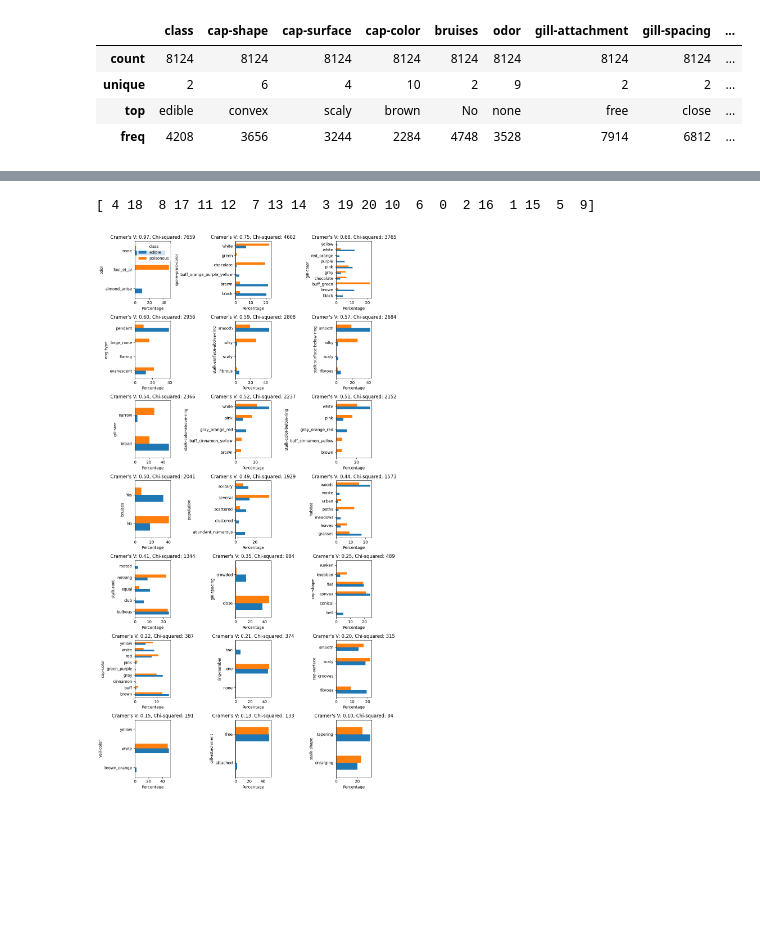
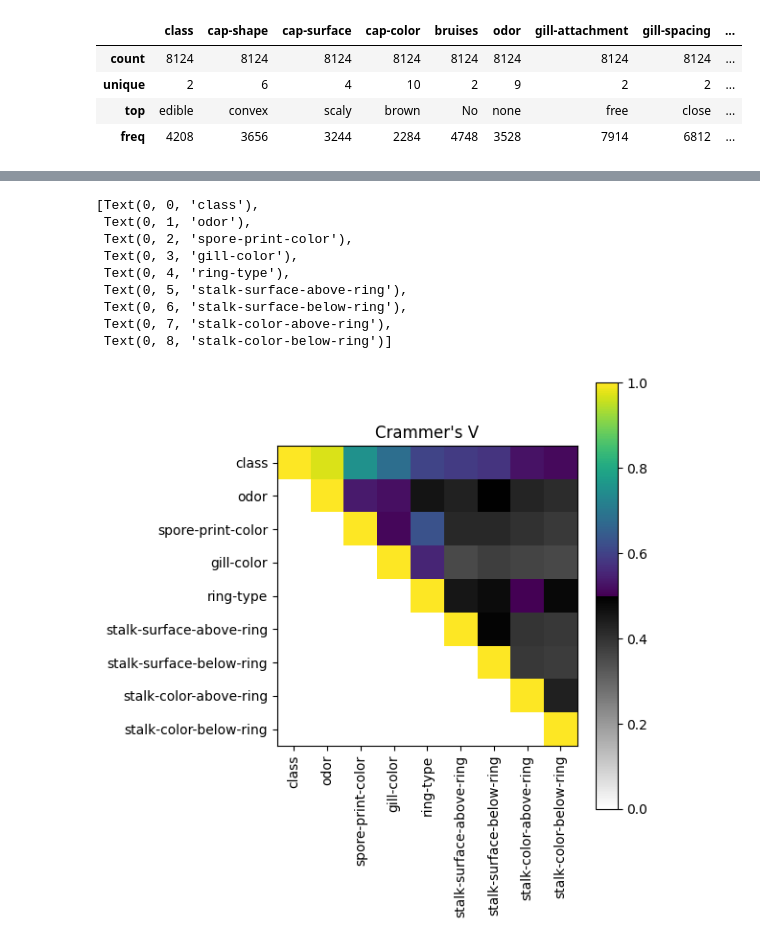
Before and after one commit to GuillaumeZahnd/mushroom-toxicity-classification, a Jupyter notebook: mushroom.ipynb, the cells around one changed output, grey strips where cells are left out. Saved outputs shown, nothing was run; the diff lists cells and outputs as text; code cells hidden in the pictures; blank space fills up the shorter version.

```diff
--- a/mushroom.ipynb
+++ b/mushroom.ipynb
@@ -250,17 +242,44 @@ poisonous    False   False    False  False  False   True  False
-# %%
-cramer_v = np.zeros(df.shape[1] -1)
-for index in range(df.shape[1] -1):
-    _, _, cramer_v[index] = get_crosstab_chisquared_crammerv(df.iloc[:, 0], df.iloc[:, index +1])
-descending_indices = np.flip(np.argsort(cramer_v))
-
-fig, axs = plt.subplots(7, 3, figsize=(10, 20), tight_layout=True)
-axs = axs.ravel()
-for index in range(21):
-    descending_index = descending_indices[index] +1
-    crosstab, chi_squared, cramer_v = get_crosstab_chisquared_crammerv(curated_df.iloc[:, 0], curated_df.iloc[:, descending_index])
-    barplot = (100*crosstab/curated_df.shape[0]).T.plot.barh(ax=axs[index], legend=index==0)
-    axs[index].set_xlabel('Percentage')
-    axs[index].set_title('Cramer\'s V: {:.2f}, Chi-squared: {}'.format(cramer_v, int(chi_squared)))
-# %% [output]
-[ 4 18  8 17 11 12  7 13 14  3 19 20 10  6  0  2 16  1 15  5  9]
-[figure, removed]
+# %%
+# Selection of the most relevant features, that is, Cramer's index superior to 0.5
+df2 = pd.DataFrame()
+df2['class'] = df['class']
+df2['odor'] = df['odor']
+df2['spore-print-color'] = df['spore-print-color']
+df2['gill-color'] = df['gill-color']
+df2['ring-type'] = df['ring-type']
+df2['stalk-surface-above-ring'] = df['stalk-surface-above-ring']
+df2['stalk-surface-below-ring'] = df['stalk-surface-below-ring']
+df2['stalk-color-above-ring'] = df['stalk-color-above-ring']
+df2['stalk-color-below-ring'] = df['stalk-color-below-ring']
+# %%
+# Verify how selected features are correlated with each others
+cramer_v = np.zeros((df2.shape[1], df2.shape[1]))
+
+for index_a in range(df2.shape[1]):
+    for index_b in range(index_a, df2.shape[1]):
+        _, _, cramer_v[index_a, index_b] = get_crosstab_chisquared_crammerv(df2.iloc[:, index_a], df2.iloc[:, index_b])
+
+colors_1 = plt.cm.binary(np.linspace(0, 1, 128))
+colors_2 = plt.cm.viridis(np.linspace(0, 1, 128))
+colors = np.vstack((colors_1, colors_2))
+cmap = mcolors.LinearSegmentedColormap.from_list('my_colormap', colors)
+
+fig, ax = plt.subplots(1, 1, figsize=(6, 6), tight_layout=True)
+plt.imshow(cramer_v, cmap=cmap)
+plt.colorbar()
+plt.title('Crammer\'s V')
+ax.set_xticks(np.arange(df2.shape[1]))
+ax.set_yticks(np.arange(df2.shape[1]))
+ax.set_xticklabels(df2.keys(), rotation='vertical')
+ax.set_yticklabels(df2.keys())
+# %% [output]
+[Text(0, 0, 'class'),
+ Text(0, 1, 'odor'),
+ Text(0, 2, 'spore-print-color'),
+ Text(0, 3, 'gill-color'),
+ Text(0, 4, 'ring-type'),
+ Text(0, 5, 'stalk-surface-above-ring'),
+ Text(0, 6, 'stalk-surface-below-ring'),
+ Text(0, 7, 'stalk-color-above-ring'),
+ Text(0, 8, 'stalk-color-below-ring')]
+[figure, added]
```
Also changed, not shown: parts of 15 cells of this notebook.
